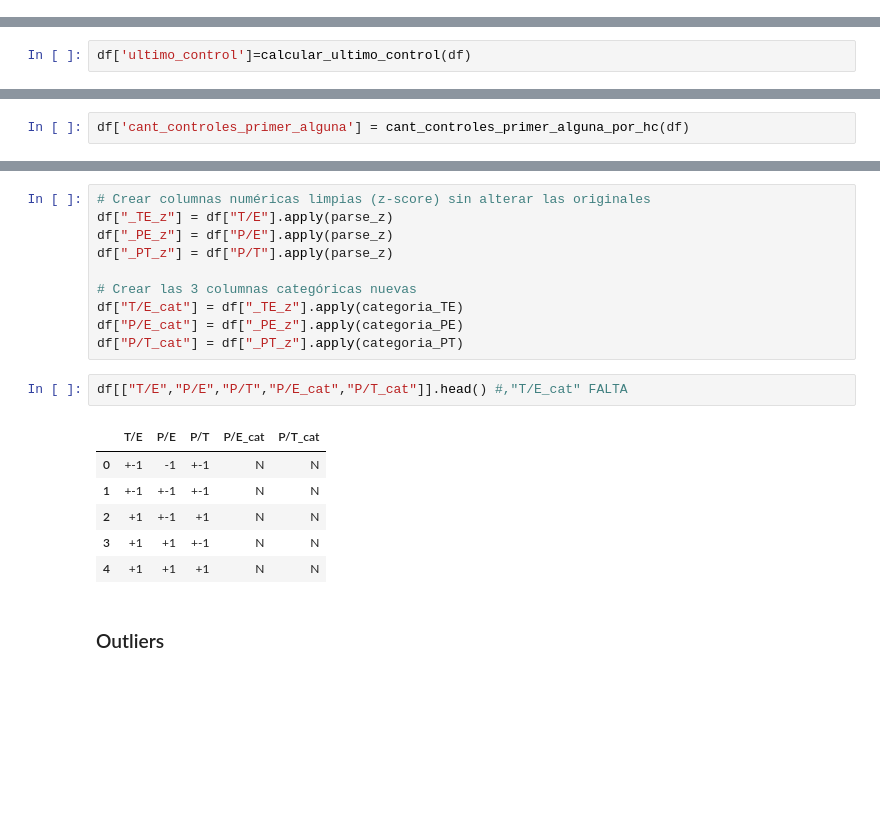
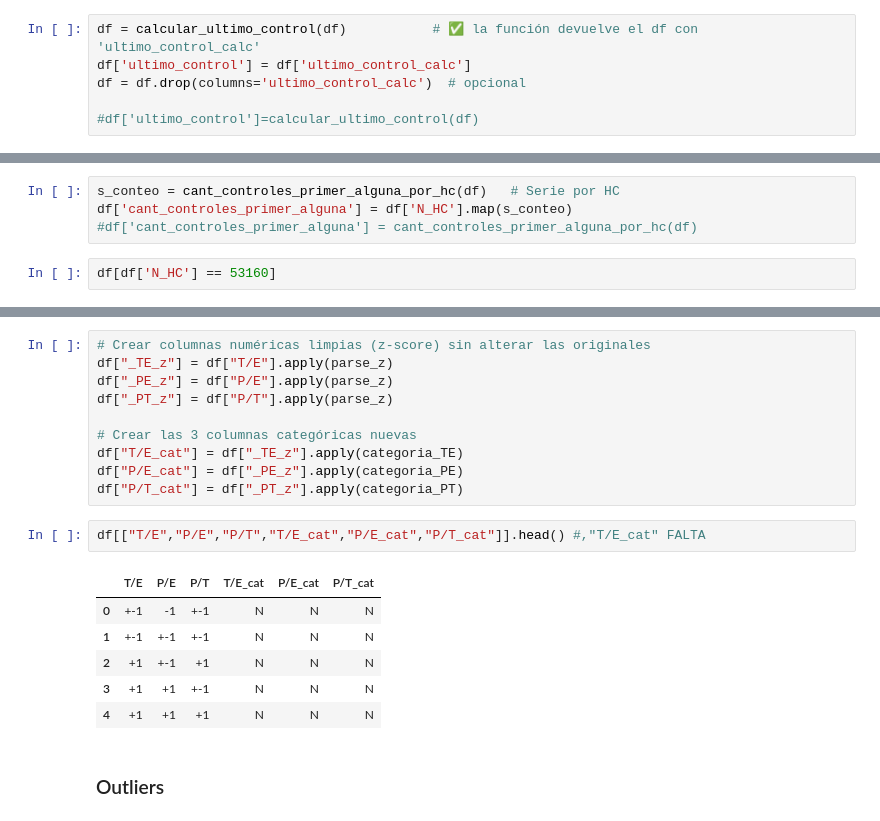
Before and after one commit to iach33/BREIT_TANI_PROJECT, a Jupyter notebook: notebooks/EDA_PREPROCESSING.ipynb, the cells around one changed output, grey strips where cells are left out. Drawn from its saved outputs; the diff is of its cells as text; blank space fills up the shorter version.

```diff
--- a/notebooks/EDA_PREPROCESSING.ipynb
+++ b/notebooks/EDA_PREPROCESSING.ipynb
@@ -982,0 +1006,6 @@ def calcular_ultimo_control(df):
+# %%
+df = calcular_ultimo_control(df)           # ✅ la función devuelve el df con 'ultimo_control_calc'
+df['ultimo_control'] = df['ultimo_control_calc']
+df = df.drop(columns='ultimo_control_calc')  # opcional
+
+#df['ultimo_control']=calcular_ultimo_control(df)
@@ -983,2 +1068,6 @@ def calcular_ultimo_control(df):
+# %%
+s_conteo = cant_controles_primer_alguna_por_hc(df)   # Serie por HC
+df['cant_controles_primer_alguna'] = df['N_HC'].map(s_conteo)
+#df['cant_controles_primer_alguna'] = cant_controles_primer_alguna_por_hc(df)
 # %%
-df['ultimo_control']=calcular_ultimo_control(df)
+df[df['N_HC'] == 53160]
@@ -1021,5 +1092,3 @@ def cant_controles_primer_alguna_por_hc(df):
-# %%
-df['cant_controles_primer_alguna'] = cant_controles_primer_alguna_por_hc(df)
 # %%
 def calcular_cantidad_controles_por_hc(df):
     # Contar registros por cada HC
@@ -1223,14 +1292,14 @@ df["T/E_cat"] = df["_TE_z"].apply(categoria_TE)
 df["P/E_cat"] = df["_PE_z"].apply(categoria_PE)
 df["P/T_cat"] = df["_PT_z"].apply(categoria_PT)
 # %%
-df[["T/E","P/E","P/T","P/E_cat","P/T_cat"]].head() #,"T/E_cat" FALTA
+df[["T/E","P/E","P/T","T/E_cat","P/E_cat","P/T_cat"]].head() #,"T/E_cat" FALTA
 # %% [output]
-|  | T/E | P/E | P/T | P/E_cat | P/T_cat |
-| 0 | +-1 | -1 | +-1 | N | N |
-| 1 | +-1 | +-1 | +-1 | N | N |
-| 2 | +1 | +-1 | +1 | N | N |
-| 3 | +1 | +1 | +-1 | N | N |
-| 4 | +1 | +1 | +1 | N | N |
+|  | T/E | P/E | P/T | T/E_cat | P/E_cat | P/T_cat |
+| 0 | +-1 | -1 | +-1 | N | N | N |
+| 1 | +-1 | +-1 | +-1 | N | N | N |
+| 2 | +1 | +-1 | +1 | N | N | N |
+| 3 | +1 | +1 | +-1 | N | N | N |
+| 4 | +1 | +1 | +1 | N | N | N |
 # %% [markdown]
 ### Outliers
 # %%
```
Also changed, not shown: parts of 28 cells of this notebook.
